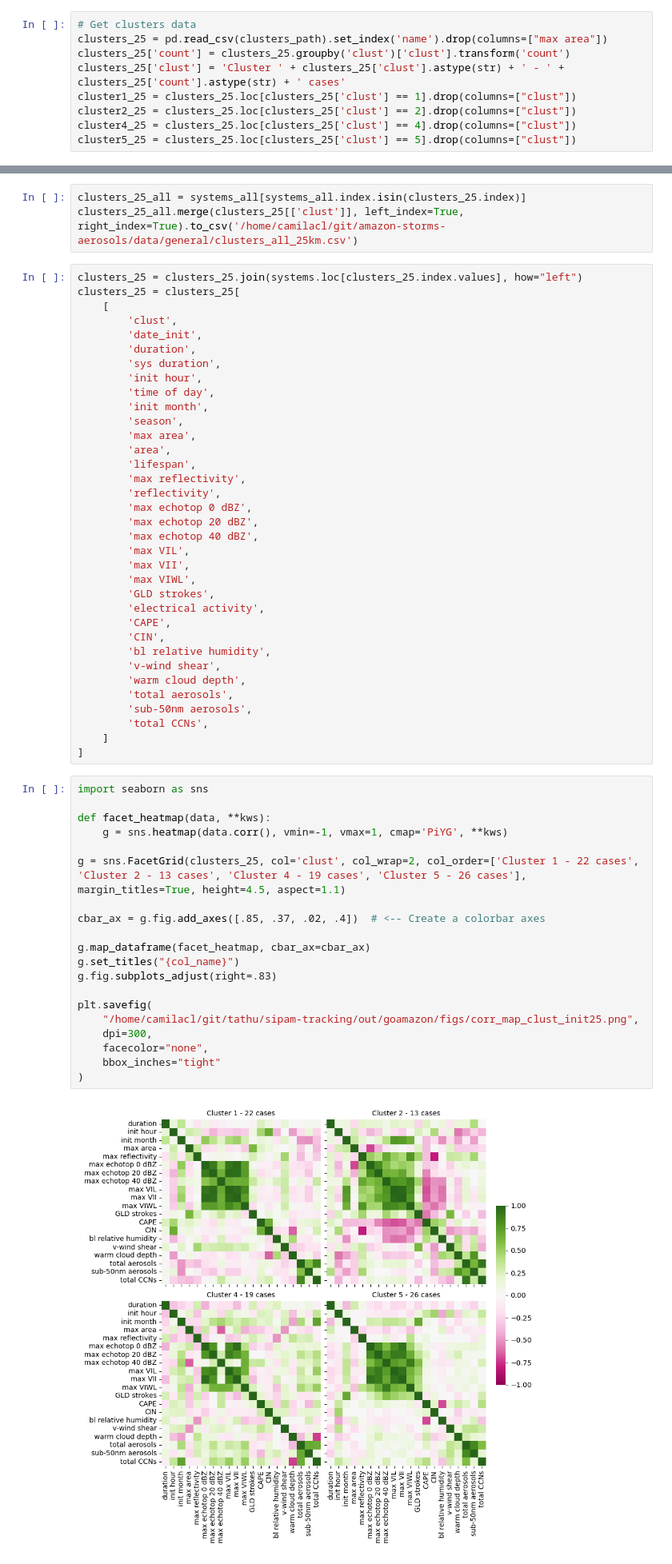
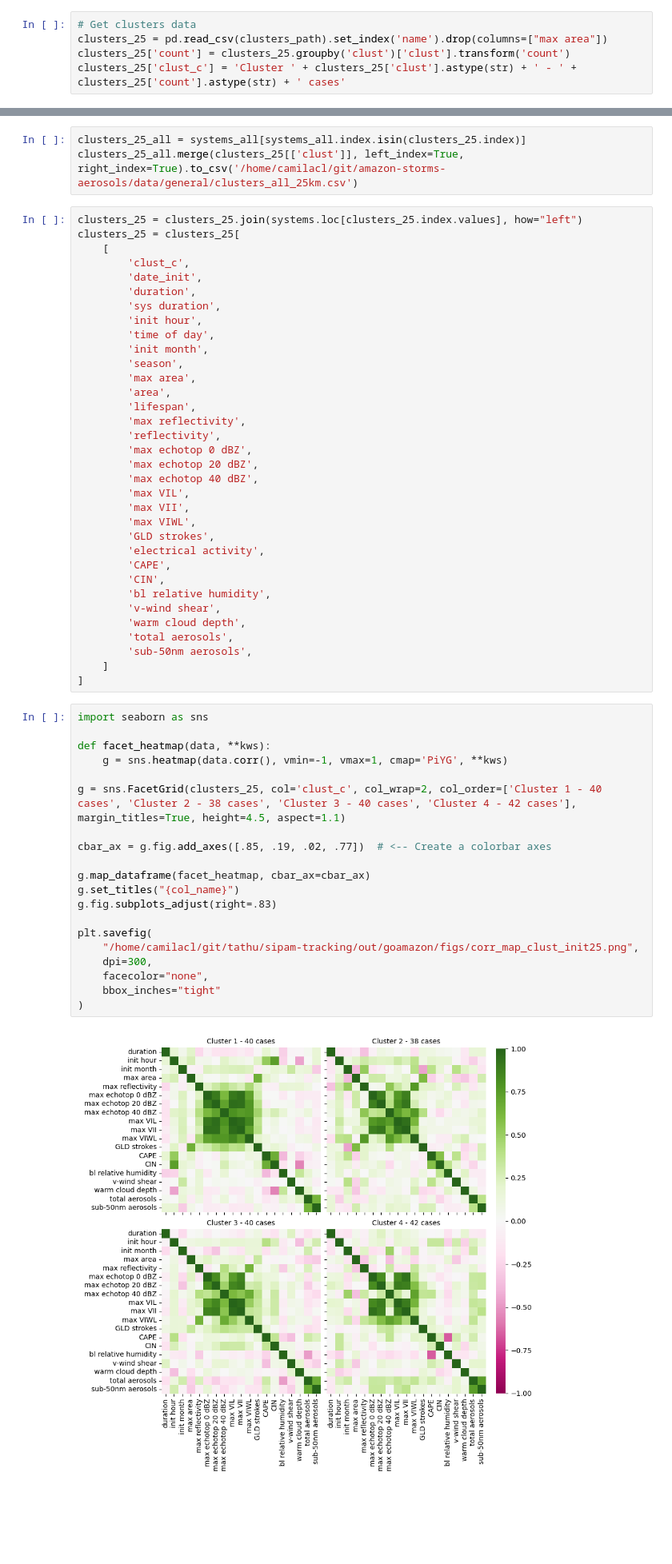
Before and after one commit to cclopes/tathu, a Jupyter notebook: sipam-tracking/clusters_analysis.ipynb, the cells around one changed output, grey strips where cells are left out. Shown: that part at 80% size. Cells and saved outputs as stored; diff of their text form; blank space fills up the shorter version.

```diff
--- a/sipam-tracking/clusters_analysis.ipynb
+++ b/sipam-tracking/clusters_analysis.ipynb
@@ -42,11 +42,7 @@ print(len(dates))
 # Get clusters data
 clusters_25 = pd.read_csv(clusters_path).set_index('name').drop(columns=["max area"])
 clusters_25['count'] = clusters_25.groupby('clust')['clust'].transform('count')
-clusters_25['clust'] = 'Cluster ' + clusters_25['clust'].astype(str) + ' - ' + clusters_25['count'].astype(str) + ' cases'
-cluster1_25 = clusters_25.loc[clusters_25['clust'] == 1].drop(columns=["clust"])
-cluster2_25 = clusters_25.loc[clusters_25['clust'] == 2].drop(columns=["clust"])
-cluster4_25 = clusters_25.loc[clusters_25['clust'] == 4].drop(columns=["clust"])
-cluster5_25 = clusters_25.loc[clusters_25['clust'] == 5].drop(columns=["clust"])
+clusters_25['clust_c'] = 'Cluster ' + clusters_25['clust'].astype(str) + ' - ' + clusters_25['count'].astype(str) + ' cases'
 # %%
 clusters_25.describe()
 # %% [output]
@@ -141,7 +137,7 @@ clusters_25_all.merge(clusters_25[['clust']], left_index=True, right_index=True)
 clusters_25 = clusters_25.join(systems.loc[clusters_25.index.values], how="left")
 clusters_25 = clusters_25[
     [
-        'clust',
+        'clust_c',
         'date_init',
         'duration',
         'sys duration',
@@ -169,31 +165,30 @@ clusters_25 = clusters_25[
         'warm cloud depth',
         'total aerosols',
         'sub-50nm aerosols',
-        'total CCNs',
     ]
 ]
 # %%
 import seaborn as sns
 
 def facet_heatmap(data, **kws):
     g = sns.heatmap(data.corr(), vmin=-1, vmax=1, cmap='PiYG', **kws)
 
-g = sns.FacetGrid(clusters_25, col='clust', col_wrap=2, col_order=['Cluster 1 - 22 cases', 'Cluster 2 - 13 cases', 'Cluster 4 - 19 cases', 'Cluster 5 - 26 cases'], margin_titles=True, height=4.5, aspect=1.1)
+g = sns.FacetGrid(clusters_25, col='clust_c', col_wrap=2, col_order=['Cluster 1 - 40 cases', 'Cluster 2 - 38 cases', 'Cluster 3 - 40 cases', 'Cluster 4 - 42 cases'], margin_titles=True, height=4.5, aspect=1.1)
 
-cbar_ax = g.fig.add_axes([.85, .37, .02, .4])  # <-- Create a colorbar axes
+cbar_ax = g.fig.add_axes([.85, .19, .02, .77])  # <-- Create a colorbar axes
 
 g.map_dataframe(facet_heatmap, cbar_ax=cbar_ax)
 g.set_titles("{col_name}")
 g.fig.subplots_adjust(right=.83)
 
 plt.savefig(
     "/home/camilacl/git/tathu/sipam-tracking/out/goamazon/figs/corr_map_clust_init25.png",
     dpi=300,
     facecolor="none",
     bbox_inches="tight"
 )
 # %% [output]
-[figure, old version]
+[figure, new version]
 # %% [markdown]
 ### 10 km
 # %%
```
Also changed, not shown: parts of 5 cells of this notebook, 2 other files.
